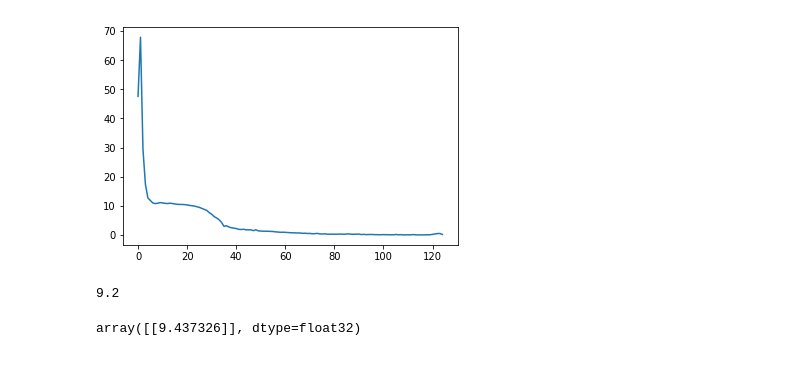
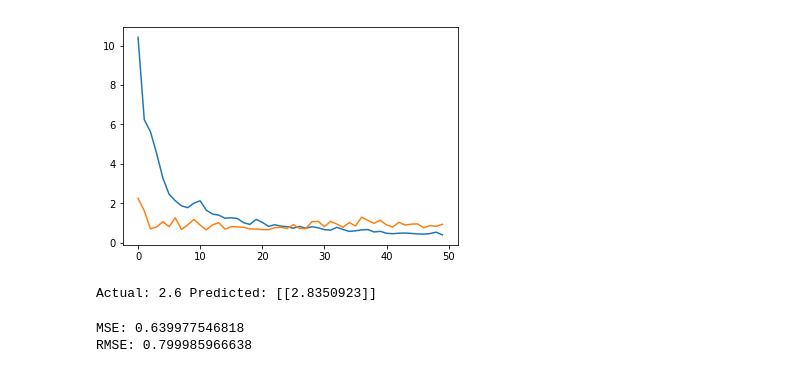
Before and after one commit to eric220/Wave_Height, a Jupyter notebook: wave_height_cnn_lstm.ipynb, the cells around one changed output. Saved outputs shown, nothing was run; the diff lists cells and outputs as text; code cells hidden in the pictures.

```diff
--- a/wave_height_cnn_lstm.ipynb
+++ b/wave_height_cnn_lstm.ipynb
@@ -122,8 +120,13 @@ opt = SGD(lr=0.01, momentum=0.9, clipnorm=1.0)
+# %%
+reduce_lr = ReduceLROnPlateau(monitor = 'loss', factor = 0.2, patience = 5, min_lr = 0.0001, verbose = 1)
+early_stop = EarlyStopping(monitor = 'loss', patience = 10)
+checkpoint = ModelCheckpoint(filepath = 'base_model', monitor = 'loss', save_best_only = True, verbose = 1)
+callback_list = [checkpoint, early_stop, reduce_lr]
 # %%
 #build model
 lstm = Sequential()
-lstm.add(LSTM(1024, return_sequences = True, input_shape = (6, 512)))
-lstm.add(LSTM(1024))
+lstm.add(LSTM(128, return_sequences = True, input_shape = (6, output_size), dropout = .4))
+lstm.add(LSTM(128, dropout = .2))
 lstm.add(Dense(1))
 lstm.compile(loss='mse', optimizer='adam', metrics = [metrics.mean_squared_error])
 lstm.summary()
@@ -152,3 +147,0 @@ True
-# %%
-test_size = 55#len(x)
-hist = lstm.fit(x[:test_size], targets[:test_size], epochs = 125)
@@ -172,0 +148,3 @@ Epoch 125/125
+# %%
+test_size = len(x_train)
+hist = lstm.fit(x_train, y_train, epochs = 50, callbacks = callback_list, validation_split = .25)
@@ -173,4 +169,5 @@ Epoch 125/125
 # %%
-plt.plot(hist.history['loss']);
+plt.plot(hist.history['loss'])
+plt.plot(hist.history['val_loss']);
 # %% [output]
-[figure, old version]
+[figure, new version]
@@ -177,11 +176,7 @@ plt.plot(hist.history['loss']);
 # %%
-num = 12
-p = x[num]
-p = p.reshape(1, 6, 512)
-targets[num]
+num = 379
+p = x_train[num]
+p = p.reshape(1, 6, output_size)
+print('Actual: {} Predicted: {}' .format(y_train[num], lstm.predict(x_train[num:num + 1])))
 # %% [output]
-9.2
+Actual: 2.6 Predicted: [[2.8350923]]
-# %%
-lstm.predict(p)
-# %% [output]
-array([[9.437326]], dtype=float32)
@@ -187,0 +185,7 @@ array([[9.437326]], dtype=float32)
+# %%
+mse = mean_squared_error(y_test, preds)
+print('MSE: {}' .format(mse))
+print('RMSE: {}' .format(np.sqrt(mse)))
+# %% [output]
+MSE: 0.639977546818
+RMSE: 0.799985966638
```
Also changed, not shown: parts of 28 cells of this notebook.
